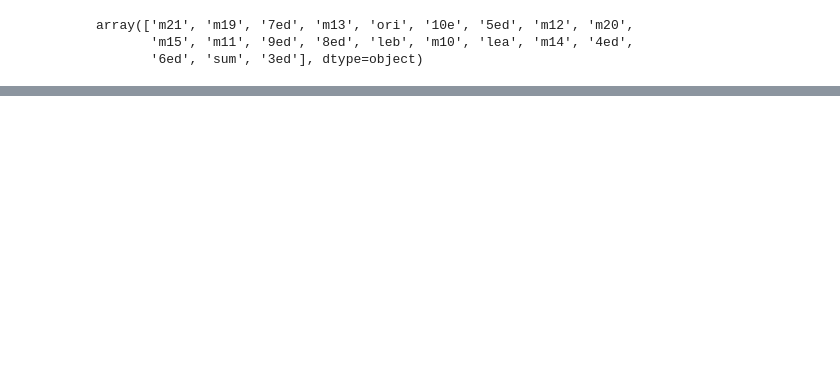
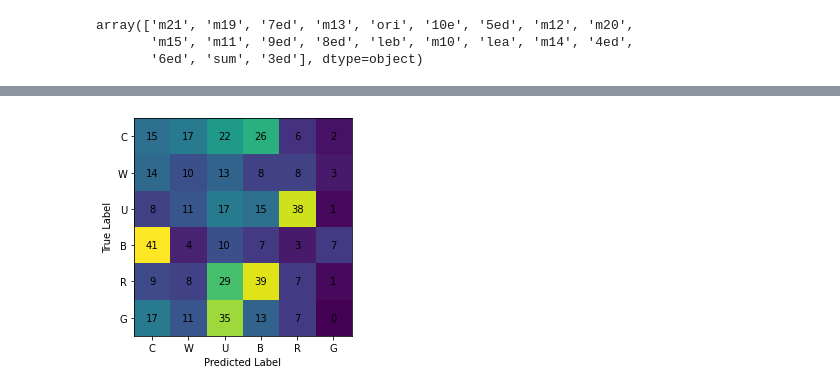
Before and after one commit to n-sweep/galvanize_capstone_3, a Jupyter notebook: model_tuning.ipynb, the cells around one changed output, grey strips where cells are left out. Cells and saved outputs as stored; diff of their text form; code cells hidden in the pictures; blank space fills up the shorter version.

```diff
--- a/model_tuning.ipynb
+++ b/model_tuning.ipynb
@@ -8,6 +8,8 @@ cards = pd.read_json('data/cards.json')
 parent_dir = '/home/jovyan/data/art/'
 target_size = (224, 224)
 batch_size = 8
+# %%
+cards = load_color_data(mono=True)
 # %%
 cards.set_type.unique()
 # %% [output]
@@ -49,10 +52,10 @@ model.add(MaxPooling2D(pool_size=(2,2)))
 model.add(Conv2D(128, (3,3), activation='relu'))
 model.add(Dropout(0.2))
 model.add(MaxPooling2D(pool_size=(2,2)))
+
 model.add(Flatten())
-
-model.add(Dense(512, activation='relu', kernel_regularizer =tf.keras.regularizers.l1( l=0.01)))
-model.add(Dense(6, activation='softmax'))
+model.add(Dense(512, activation='relu'))
+model.add(Dense(6, activation='softmax', kernel_regularizer=tf.keras.regularizers.l2(0.01)))
 
 model.compile(
     optimizer='adam',
@@ -65,6 +101,6 @@ history = model.fit(
     validation_data=train_gen,
     steps_per_epoch=train_gen.n//train_gen.batch_size,
     validation_steps=valid_gen.n//valid_gen.batch_size,
-    epochs=10
+    epochs=20
 )
 # %% [output]
@@ -81,0 +153,9 @@ plt.show()
+# %%
+filenames = test_gen.filenames
+predict = model.predict(test_gen, steps=len(filenames))
+pred = ['CWUBRG'[c] for c in predict.argmax(axis=1)]
+true = test_df[test_df['path'].isin(test_gen.filenames)]['target']
+# %%
+plot_conf_matrix(true, pred)
+# %% [output]
+[figure, added]
```
Also changed, not shown: parts of 12 cells of this notebook, 4 other files.
